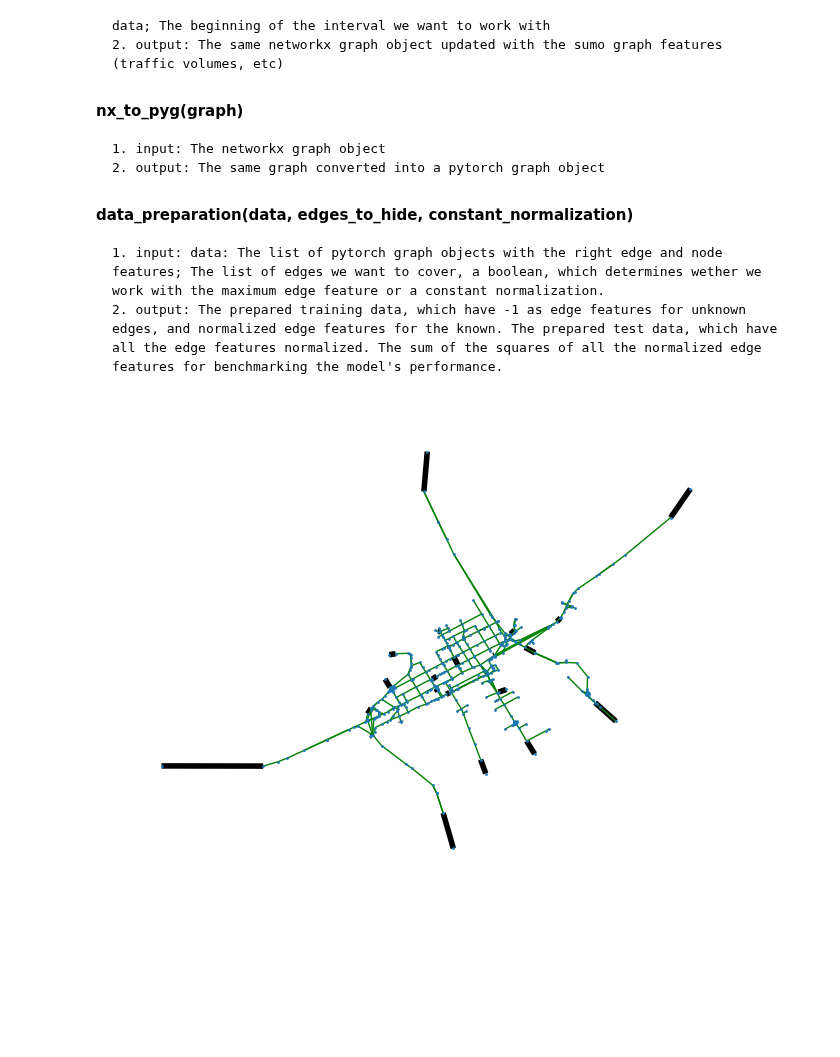
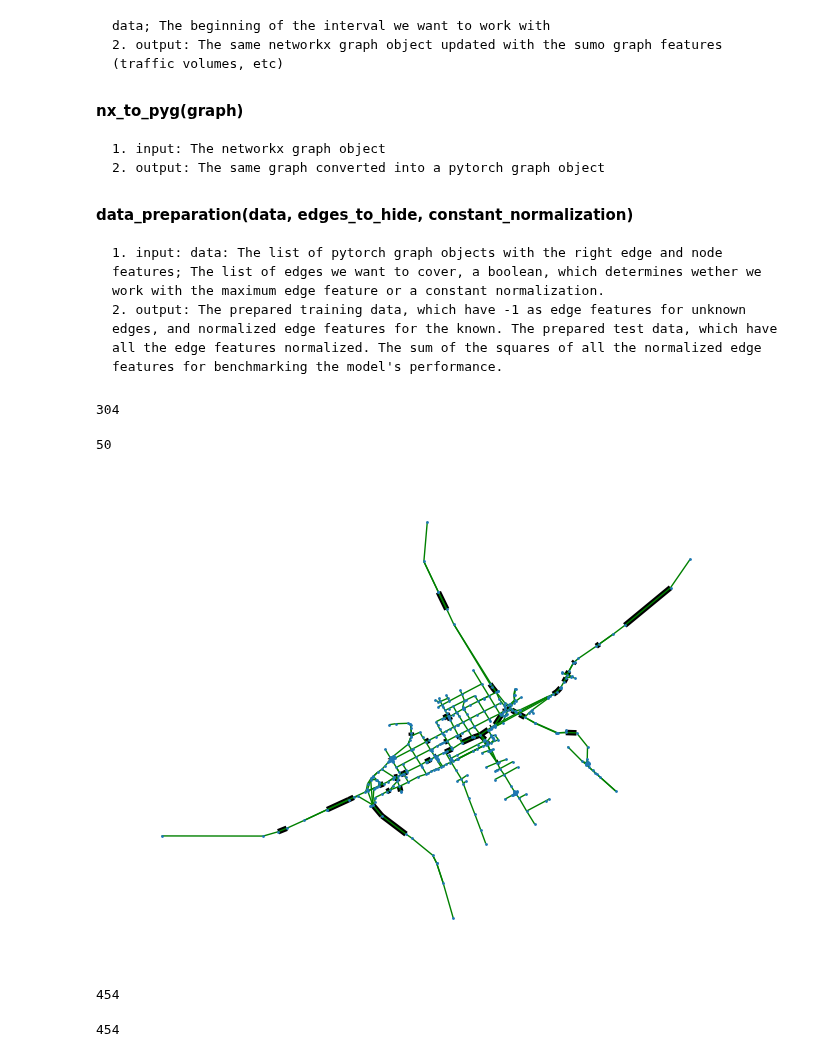
Before and after one commit to Nemesaaa/Projectlab, a Jupyter notebook: Codes/Data_handling.ipynb, the cells around one changed output. Cells and saved outputs as stored; diff of their text form; code cells hidden in the pictures; blank space fills up the shorter version.

Commit message:
choosing edges are done

```diff
--- a/Codes/Data_handling.ipynb
+++ b/Codes/Data_handling.ipynb
@@ -115,6 +115,7 @@ def get_k_neighbour_edges_of_edge(graph, edge, k):
 def create_districts(graph, edges_to_select, k: int, j: int, lower_bound: float):
     list_of_edges = list(graph.edges)
     i = 0
+    l = 0
     while len(list_of_edges) != 0:
         if edges_to_select != []:
             edge = edges_to_select[0]
@@ -133,13 +134,14 @@ def create_districts(graph, edges_to_select, k: int, j: int, lower_bound: float)
         intersection = [item for item in list_of_edge_neighbors if item in list_of_edges]  #set_of_edge_neighbors.intersection(set_of_edges)
         if float(len(intersection)/len(list_of_edge_neighbors)) >= lower_bound:
             graph[u][v]['center_leader'] = True
-            graph[u][v]['center_number'] = i
+            graph[u][v]['center_number'] = l
             graph[u][v]['in_district'] = True
             for neighbor_edge in list_of_edge_neighbors:
                 if neighbor_edge in list_of_edges:
                     u, v = neighbor_edge
-                    graph[u][v]['center_number'] = i
+                    graph[u][v]['center_number'] = l
                     graph[u][v]['in_district'] = True
+            l += 1
             list_of_edges = [item for item in list_of_edges if item not in list_of_edge_neighbors]  #set_of_edges - set_of_edge_neighbors
 
         else:
@@ -232,13 +292,34 @@ def get_weight_from_pytorch(nx_graph, data):
 # %%
 data = torch.load('../Data/data.pth')
 G1 = read_sumo_net2('../Data/s_gyor.net.xml') # type: ignore
+G2 = read_sumo_net2('../Data/s_gyor.net.xml')
 get_weight_from_pytorch(G1, data)
 edges_to_select = get_start_end_points(G1)
 G1.remove_edge('370502474', 'cluster_1184280674_4523347826_4523347827')
 G1.remove_node('370502474')
 G1.remove_node('cluster_1184280674_4523347826_4523347827')
 create_districts(G1, edges_to_select, 3, 7, 0.3)
-get_shortest_paths_edges(G1)
-plot_graph_data_debug(G1)
+calculate_weights_for_leaders(G1)
+calculate_roads = get_shortest_paths_edges(G1)
+print(len(calculate_roads))
+#plot_graph_data_debug(G1)
 # %% [output]
-[figure, removed]
+304
+# %%
+def plot_graph_data_chosen(G, chosen_roads):
+    # Retrieve the position of the nodes from the 'pos' attribute
+    pos = nx.get_node_attributes(G, 'pos')
+
+    # Separate the edges based on the 'in_district' attribute
+    edges_in_district = [(u, v) for u, v in G.edges if (u,v) in chosen_roads or (v,u) in chosen_roads]
+
+    edges_out_district = [(u, v) for u, v in G.edges if (u,v) not in chosen_roads and (v,u) not in chosen_roads]
+
+    # Draw the entire graph but without edges (so we can control edge colors separately)
+    nx.draw(G, pos, with_labels=False, node_size=1, edge_color='none')
+
+    # Draw edges with custom colors
+    nx.draw_networkx_edges(G, pos, edgelist=edges_in_district, edge_color='black', width=4)
+    nx.draw_networkx_edges(G, pos, edgelist=edges_out_district, edge_color='green', width=1)
+    # Display the plot
+    plt.show()
@@ -245,3 +342,29 @@ plot_graph_data_debug(G1)
+# %%
+data = torch.load('../Data/data.pth')
+G1 = read_sumo_net2('../Data/s_gyor.net.xml') # type: ignore
+G2 = read_sumo_net2('../Data/s_gyor.net.xml')
+get_weight_from_pytorch(G1, data)
+edges_to_select = get_start_end_points(G1)
+G1.remove_edge('370502474', 'cluster_1184280674_4523347826_4523347827')
+G1.remove_node('370502474')
+G1.remove_node('cluster_1184280674_4523347826_4523347827')
+create_districts(G1, edges_to_select, 3, 7, 0.3)
+calculate_weights_for_leaders(G1)
+calculate_roads = get_shortest_paths_edges(G1)
+print(len(calculate_roads))
+#plot_graph_data_debug(G1)
+
+
+calculate_roads = get_shortest_paths_edges(G1)
+chosen_edges = choose_edges(calculate_roads, G1, 50, edges_to_select)
+print(len(chosen_edges))
+plot_graph_data_chosen(G1, chosen_edges)
+len(transform_chosen_edges_from_nx_to_pytorch(G2, data[0], chosen_edges))
+# %% [output]
+50
+[figure, added]
+454
+454
 # %%
 def plot_graph_data_debug(G):
     # Retrieve the position of the nodes from the 'pos' attribute
```
Also changed, not shown: parts of 7 cells of this notebook, 1 other file.
